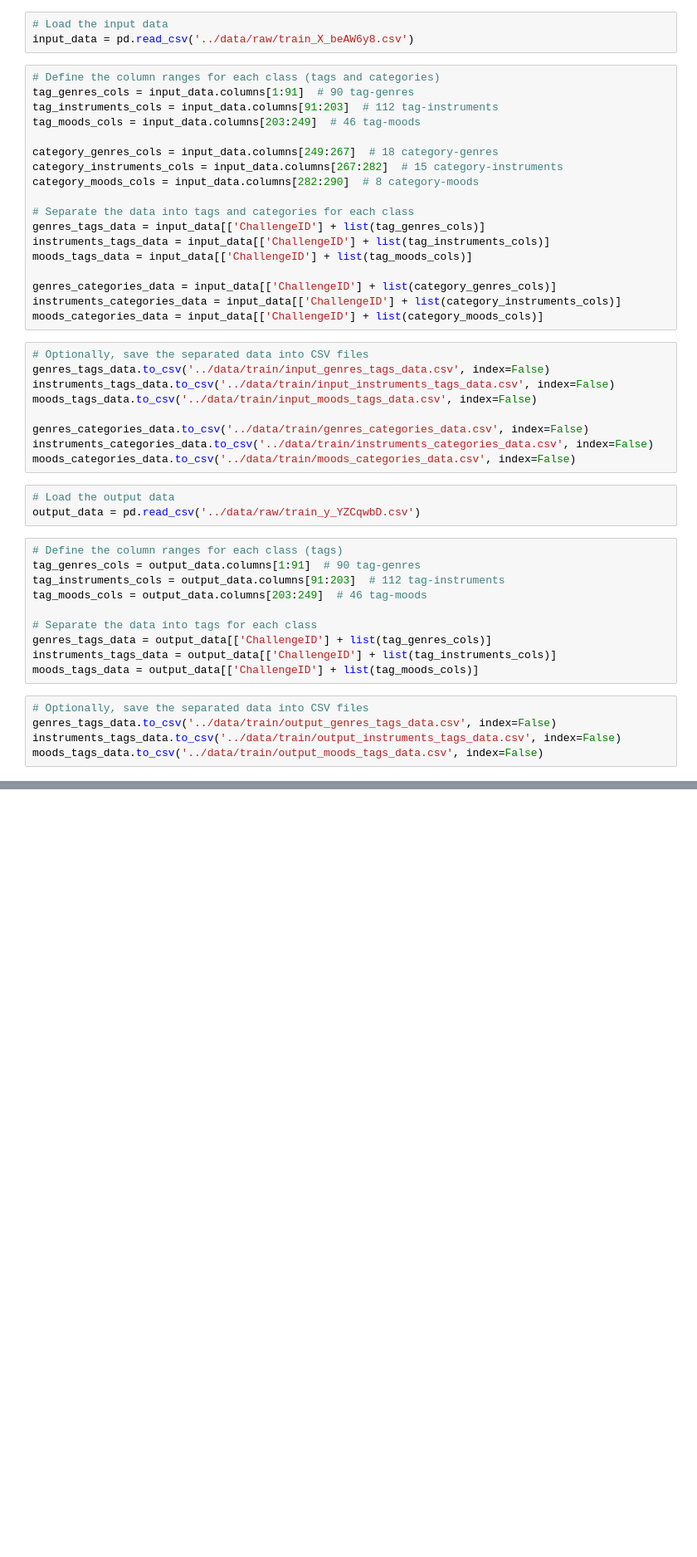
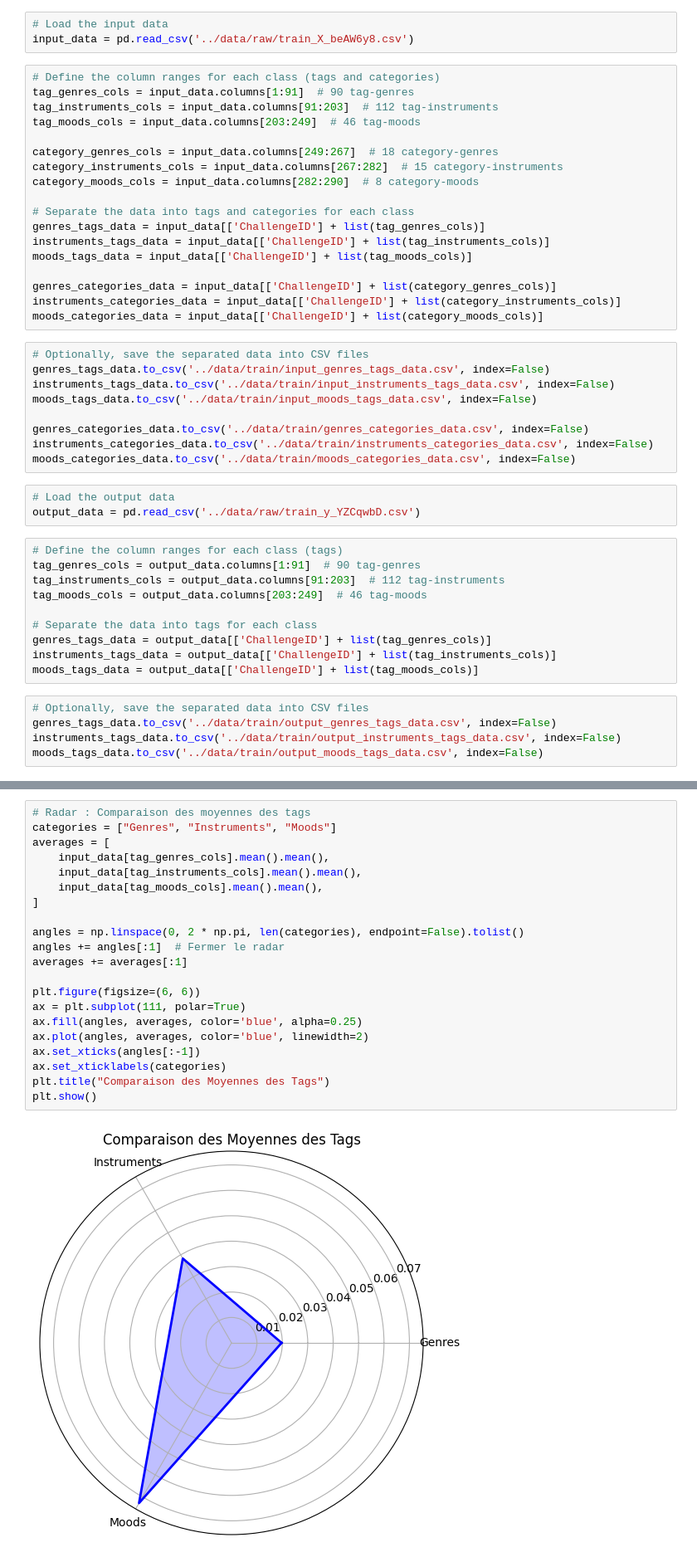
Before and after one commit to ElouarnLC/challenge-data-music-catalogs, a Jupyter notebook: music-catalogs-classifier/music_catalogs_classifier/prepare_data.ipynb, the cells around one changed output, grey strips where cells are left out. Shown at 83% size. Drawn from its saved outputs; the diff is of its cells as text; blank space fills up the shorter version.

```diff
--- a/music-catalogs-classifier/music_catalogs_classifier/prepare_data.ipynb
+++ b/music-catalogs-classifier/music_catalogs_classifier/prepare_data.ipynb
@@ -50,0 +69,23 @@ moods_tags_data.to_csv('../data/train/output_moods_tags_data.csv', index=False)
+# %%
+# Radar : Comparaison des moyennes des tags
+categories = ["Genres", "Instruments", "Moods"]
+averages = [
+    input_data[tag_genres_cols].mean().mean(),
+    input_data[tag_instruments_cols].mean().mean(),
+    input_data[tag_moods_cols].mean().mean(),
+]
+
+angles = np.linspace(0, 2 * np.pi, len(categories), endpoint=False).tolist()
+angles += angles[:1]  # Fermer le radar
+averages += averages[:1]
+
+plt.figure(figsize=(6, 6))
+ax = plt.subplot(111, polar=True)
+ax.fill(angles, averages, color='blue', alpha=0.25)
+ax.plot(angles, averages, color='blue', linewidth=2)
+ax.set_xticks(angles[:-1])
+ax.set_xticklabels(categories)
+plt.title("Comparaison des Moyennes des Tags")
+plt.show()
+# %% [output]
+[figure, added]
```
Also changed, not shown: parts of 8 cells of this notebook.
